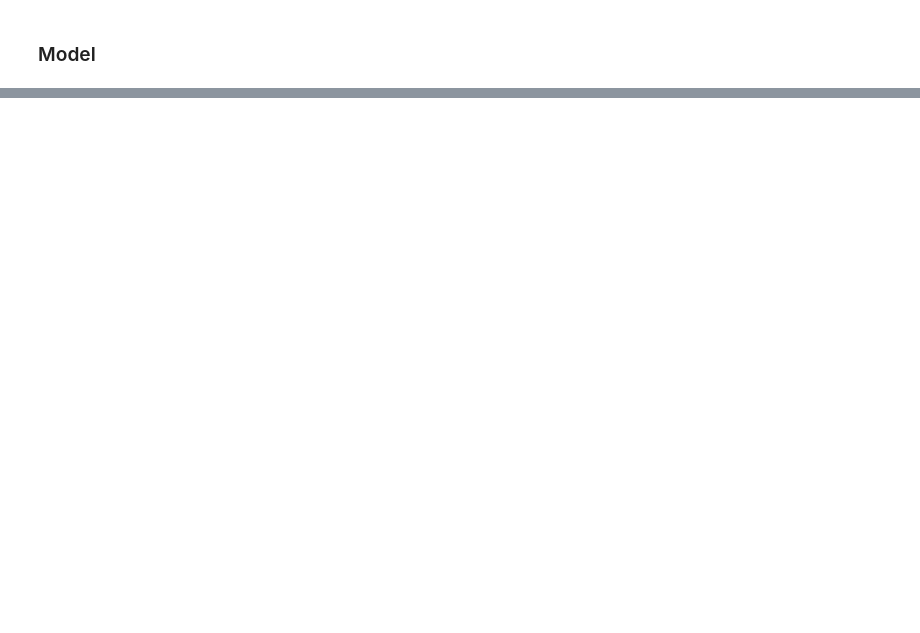
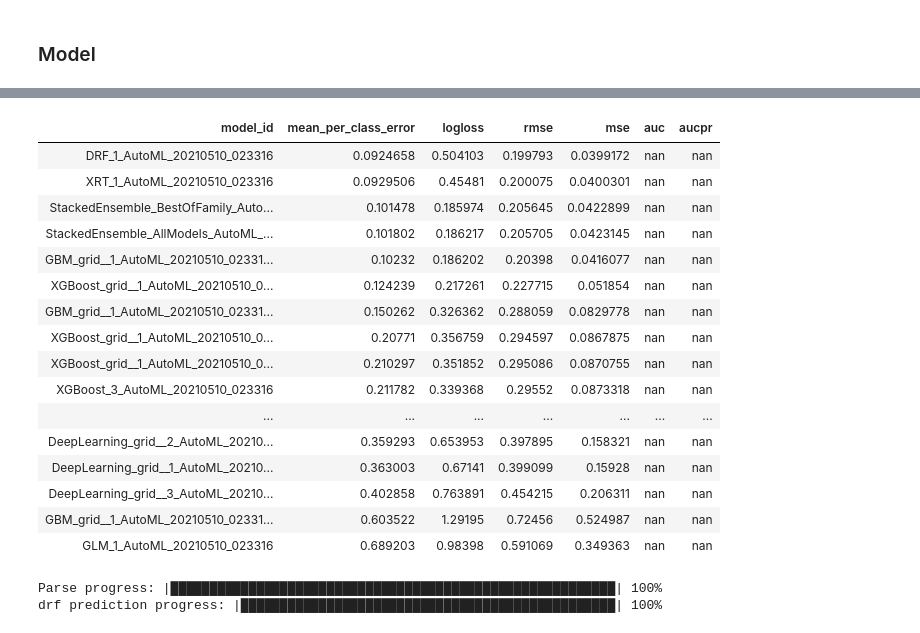
Before and after one commit to juan-ivan-NV/JI_Kaggle_Competitions, a Jupyter notebook: Tabular_Playground_Series/TPS_May_2021_H2O_PyCaret.ipynb, the cells around one changed output, grey strips where cells are left out. Cells and saved outputs as stored; diff of their text form; code cells hidden in the pictures; blank space fills up the shorter version.

```diff
--- a/Tabular_Playground_Series/TPS_May_2021_H2O_PyCaret.ipynb
+++ b/Tabular_Playground_Series/TPS_May_2021_H2O_PyCaret.ipynb
@@ -296,0 +362,3 @@ px.scatter(train_2d_df,
+# %%
+h2o_train = h2o.H2OFrame(train_2d_df.copy())
+#h2o_test = h2o.H2OFrame(test_2d_df.copy())
@@ -296,0 +368,10 @@ px.scatter(train_2d_df,
+# %%
+h2o_train["target"] = h2o_train["target"].asfactor()
+# %%
+# Setting the limits to 25 models that will take 15 minutes
+aml = H2OAutoML(max_runtime_secs = 60*20,
+                max_models = 30,
+                seed = 42
+                )
+
+%time aml.train(x = ["x","y"], y = "target", training_frame = h2o_train)
@@ -296,0 +382,30 @@ px.scatter(train_2d_df,
+# %%
+# Leaderboard
+lb = aml.leaderboard
+lb.head(rows = lb.nrows)
+# %% [output]
+| model_id | mean_per_class_error | logloss | rmse | mse | auc | aucpr |
+| DRF_1_AutoML_20210510_023316 | 0.0924658 | 0.504103 | 0.199793 | 0.0399172 | nan | nan |
+| XRT_1_AutoML_20210510_023316 | 0.0929506 | 0.45481 | 0.200075 | 0.0400301 | nan | nan |
+| StackedEnsemble_BestOfFamily_Auto... | 0.101478 | 0.185974 | 0.205645 | 0.0422899 | nan | nan |
+| StackedEnsemble_AllModels_AutoML_... | 0.101802 | 0.186217 | 0.205705 | 0.0423145 | nan | nan |
+| GBM_grid__1_AutoML_20210510_02331... | 0.10232 | 0.186202 | 0.20398 | 0.0416077 | nan | nan |
+| XGBoost_grid__1_AutoML_20210510_0... | 0.124239 | 0.217261 | 0.227715 | 0.051854 | nan | nan |
+| GBM_grid__1_AutoML_20210510_02331... | 0.150262 | 0.326362 | 0.288059 | 0.0829778 | nan | nan |
+| XGBoost_grid__1_AutoML_20210510_0... | 0.20771 | 0.356759 | 0.294597 | 0.0867875 | nan | nan |
+| XGBoost_grid__1_AutoML_20210510_0... | 0.210297 | 0.351852 | 0.295086 | 0.0870755 | nan | nan |
+| XGBoost_3_AutoML_20210510_023316 | 0.211782 | 0.339368 | 0.29552 | 0.0873318 | nan | nan |
+| ... | ... | ... | ... | ... | ... | ... |
+| DeepLearning_grid__2_AutoML_20210... | 0.359293 | 0.653953 | 0.397895 | 0.158321 | nan | nan |
+| DeepLearning_grid__1_AutoML_20210... | 0.363003 | 0.67141 | 0.399099 | 0.15928 | nan | nan |
+| DeepLearning_grid__3_AutoML_20210... | 0.402858 | 0.763891 | 0.454215 | 0.206311 | nan | nan |
+| GBM_grid__1_AutoML_20210510_02331... | 0.603522 | 1.29195 | 0.72456 | 0.524987 | nan | nan |
+| GLM_1_AutoML_20210510_023316 | 0.689203 | 0.98398 | 0.591069 | 0.349363 | nan | nan |
+# %%
+# Predicting values
+
+predintions = aml.predict(h2o.H2OFrame(test_2d_df))
+predintions_df = h2o.as_list(predintions)
+# %% [output]
+Parse progress: |█████████████████████████████████████████████████████████| 100%
+drf prediction progress: |████████████████████████████████████████████████| 100%
```
Also changed, not shown: parts of 9 cells of this notebook, 1 other file.
